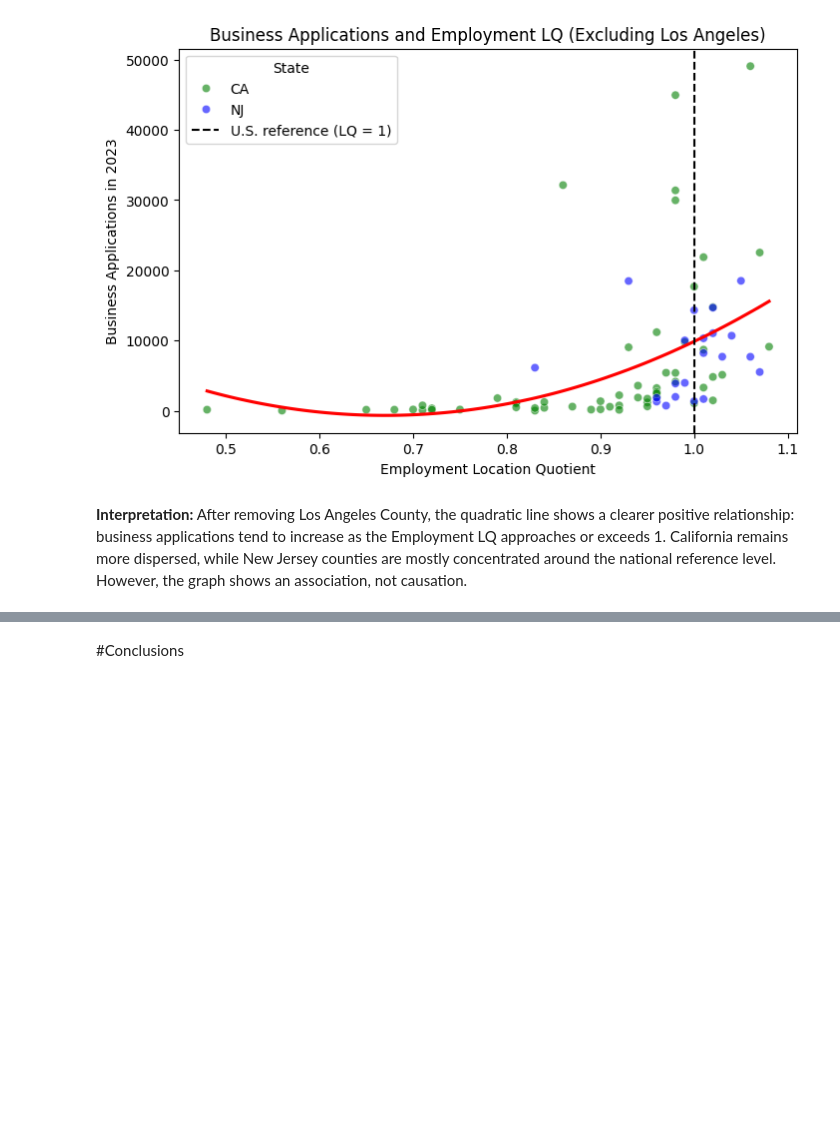
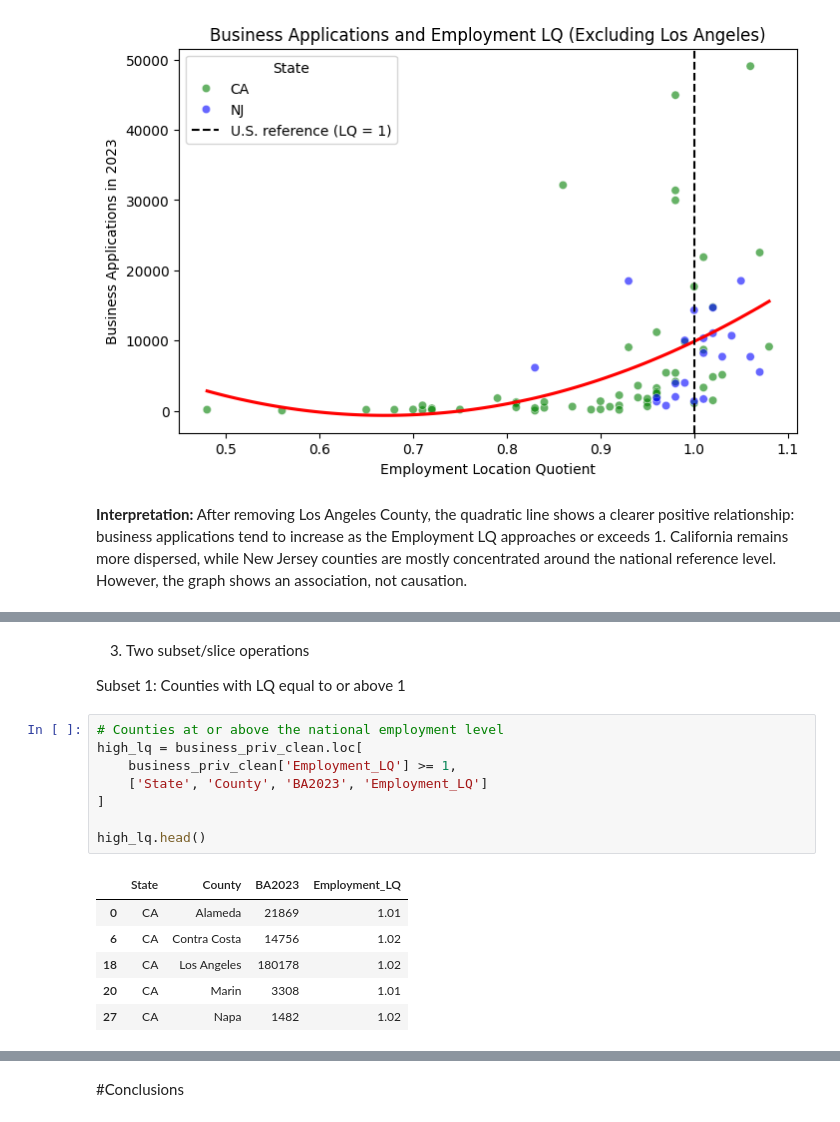
Before and after one commit to shirleyrutgers/DataManPy, a Jupyter notebook: ps2dataman.ipynb, the cells around one changed output, grey strips where cells are left out. Saved outputs shown, nothing was run; the diff lists cells and outputs as text; blank space fills up the shorter version.

```diff
--- a/ps2dataman.ipynb
+++ b/ps2dataman.ipynb
@@ -1577,0 +1637,19 @@ Text(0, 0.5, 'Business Applications in 2023')
+# %% [markdown]
+3. Two subset/slice operations
+
+Subset 1: Counties with LQ equal to or above 1
+# %%
+# Counties at or above the national employment level
+high_lq = business_priv_clean.loc[
+    business_priv_clean['Employment_LQ'] >= 1,
+    ['State', 'County', 'BA2023', 'Employment_LQ']
+]
+
+high_lq.head()
+# %% [output]
+|  | State | County | BA2023 | Employment_LQ |
+| 0 | CA | Alameda | 21869 | 1.01 |
+| 6 | CA | Contra Costa | 14756 | 1.02 |
+| 18 | CA | Los Angeles | 180178 | 1.02 |
+| 20 | CA | Marin | 3308 | 1.01 |
+| 27 | CA | Napa | 1482 | 1.02 |
```
Also changed, not shown: parts of 17 cells of this notebook.
